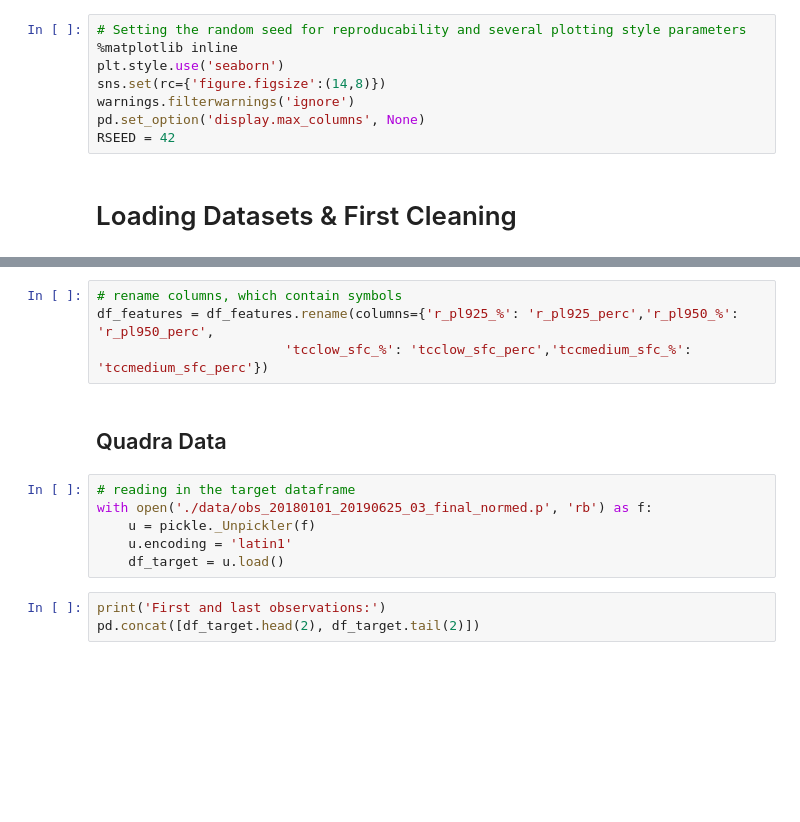
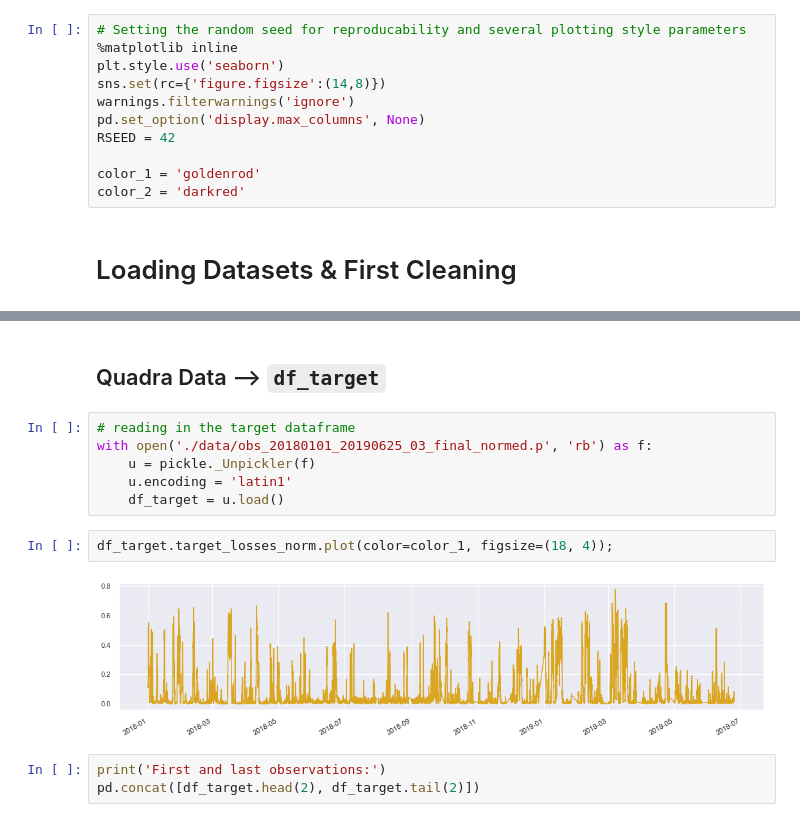
Before and after one commit to Tjade27/FeedInMngmt_prediction, a Jupyter notebook: FeedInMngmt_EDA.ipynb, the cells around one changed output, grey strips where cells are left out. Cells and saved outputs as stored; diff of their text form; blank space fills up the shorter version.

```diff
--- a/FeedInMngmt_EDA.ipynb
+++ b/FeedInMngmt_EDA.ipynb
@@ -96,6 +92,9 @@ sns.set(rc={'figure.figsize':(14,8)})
 warnings.filterwarnings('ignore')
 pd.set_option('display.max_columns', None)
 RSEED = 42
+
+color_1 = 'goldenrod'
+color_2 = 'darkred'
 # %% [markdown]
 # Loading Datasets & First Cleaning
 # %% [markdown]
@@ -120,15 +123,15 @@ First and last observations:
-# %%
-# rename columns, which contain symbols
-df_features = df_features.rename(columns={'r_pl925_%': 'r_pl925_perc','r_pl950_%': 'r_pl950_perc',
-                        'tcclow_sfc_%': 'tcclow_sfc_perc','tccmedium_sfc_%': 'tccmedium_sfc_perc'})
 # %% [markdown]
-## Quadra Data
+## Quadra Data --> `df_target`
 # %%
 # reading in the target dataframe
 with open('./data/obs_20180101_20190625_03_final_normed.p', 'rb') as f:
     u = pickle._Unpickler(f)
     u.encoding = 'latin1'
     df_target = u.load()
+# %%
+df_target.target_losses_norm.plot(color=color_1, figsize=(18, 4));
+# %% [output]
+[figure, added]
 # %%
 print('First and last observations:')
 pd.concat([df_target.head(2), df_target.tail(2)])
```
Also changed, not shown: parts of 48 cells of this notebook, 5 other files.
